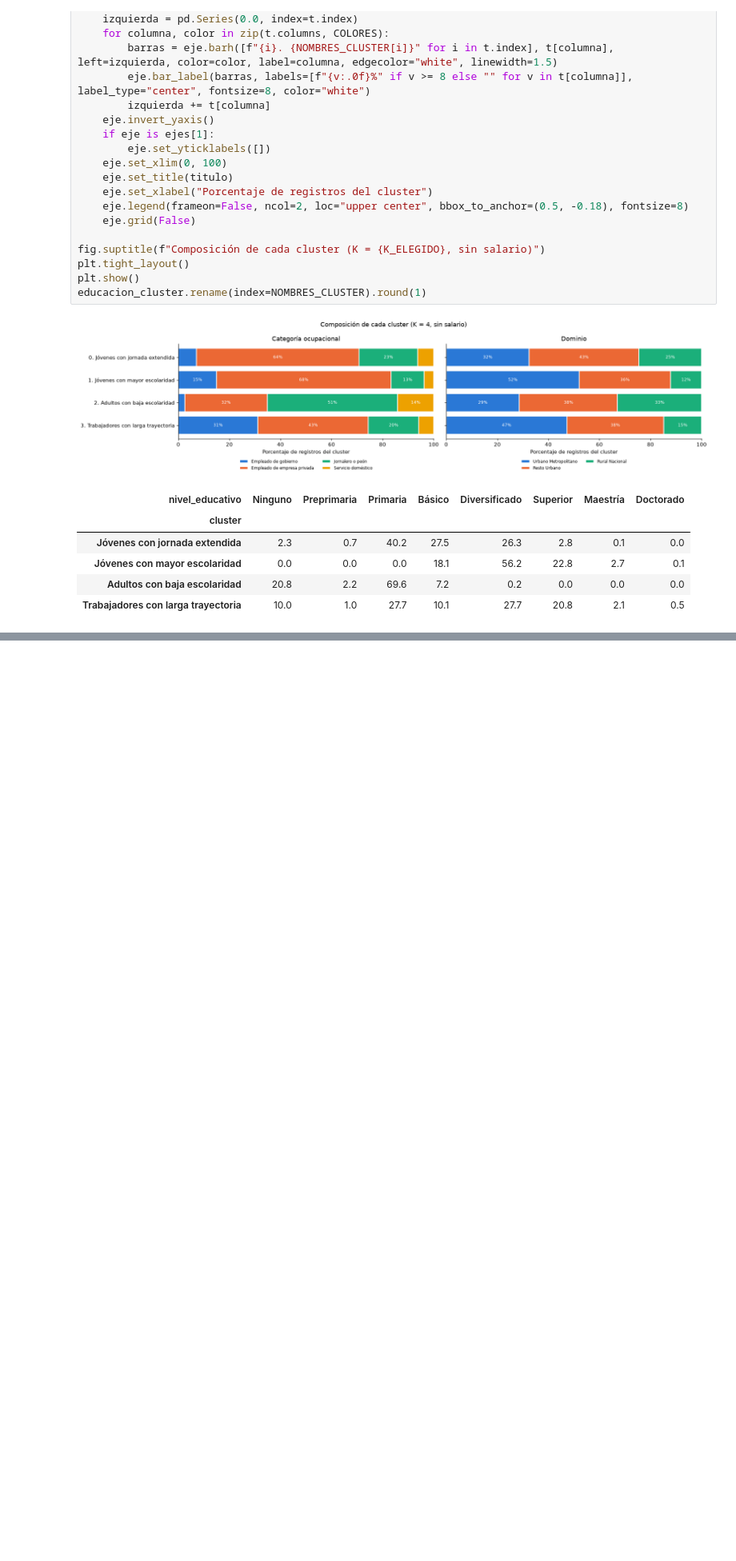
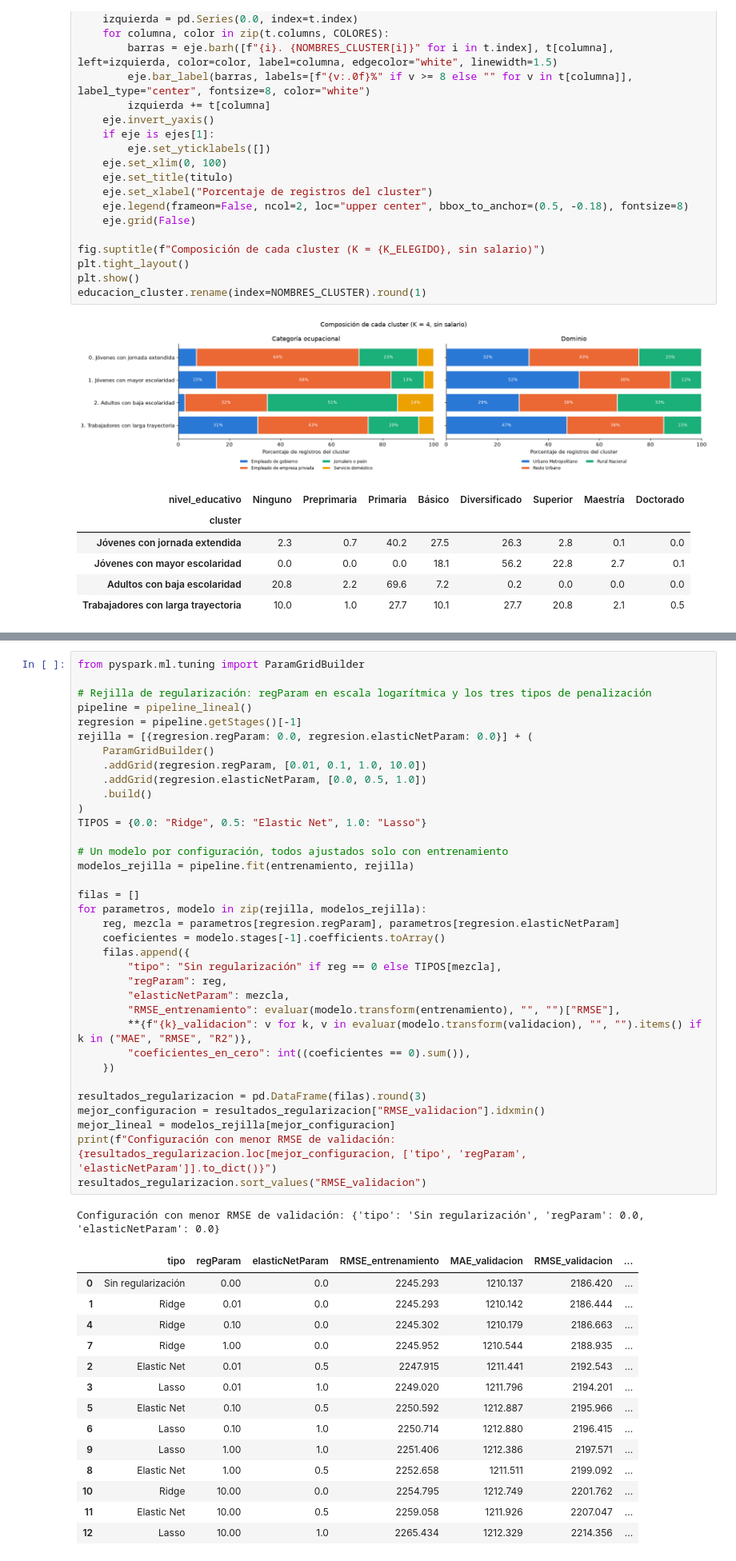
Before and after one commit to Bamo0507/Laboratorio_7_Intro_Spark, a Jupyter notebook: notebooks/lab7_spark_mllib.ipynb, the cells around one changed output, grey strips where cells are left out. Shown at 80% size. Drawn from its saved outputs; the diff is of its cells as text; blank space fills up the shorter version.

Commit message:
feat: linear regression pipeline

```diff
--- a/notebooks/lab7_spark_mllib.ipynb
+++ b/notebooks/lab7_spark_mllib.ipynb
@@ -946,0 +1050,51 @@ educacion_cluster.rename(index=NOMBRES_CLUSTER).round(1)
+# %%
+from pyspark.ml.tuning import ParamGridBuilder
+
+# Rejilla de regularización: regParam en escala logarítmica y los tres tipos de penalización
+pipeline = pipeline_lineal()
+regresion = pipeline.getStages()[-1]
+rejilla = [{regresion.regParam: 0.0, regresion.elasticNetParam: 0.0}] + (
+    ParamGridBuilder()
+    .addGrid(regresion.regParam, [0.01, 0.1, 1.0, 10.0])
+    .addGrid(regresion.elasticNetParam, [0.0, 0.5, 1.0])
+    .build()
+)
+TIPOS = {0.0: "Ridge", 0.5: "Elastic Net", 1.0: "Lasso"}
+
+# Un modelo por configuración, todos ajustados solo con entrenamiento
+modelos_rejilla = pipeline.fit(entrenamiento, rejilla)
+
+filas = []
+for parametros, modelo in zip(rejilla, modelos_rejilla):
+    reg, mezcla = parametros[regresion.regParam], parametros[regresion.elasticNetParam]
+    coeficientes = modelo.stages[-1].coefficients.toArray()
+    filas.append({
+        "tipo": "Sin regularización" if reg == 0 else TIPOS[mezcla],
+        "regParam": reg,
+        "elasticNetParam": mezcla,
+        "RMSE_entrenamiento": evaluar(modelo.transform(entrenamiento), "", "")["RMSE"],
+        **{f"{k}_validacion": v for k, v in evaluar(modelo.transform(validacion), "", "").items() if k in ("MAE", "RMSE", "R2")},
+        "coeficientes_en_cero": int((coeficientes == 0).sum()),
+    })
+
+resultados_regularizacion = pd.DataFrame(filas).round(3)
+mejor_configuracion = resultados_regularizacion["RMSE_validacion"].idxmin()
+mejor_lineal = modelos_rejilla[mejor_configuracion]
+print(f"Configuración con menor RMSE de validación: {resultados_regularizacion.loc[mejor_configuracion, ['tipo', 'regParam', 'elasticNetParam']].to_dict()}")
+resultados_regularizacion.sort_values("RMSE_validacion")
+# %% [output]
+Configuración con menor RMSE de validación: {'tipo': 'Sin regularización', 'regParam': 0.0, 'elasticNetParam': 0.0}
+|  | tipo | regParam | elasticNetParam | RMSE_entrenamiento | MAE_validacion | RMSE_validacion | ... |
+| 0 | Sin regularización | 0.00 | 0.0 | 2245.293 | 1210.137 | 2186.420 | ... |
+| 1 | Ridge | 0.01 | 0.0 | 2245.293 | 1210.142 | 2186.444 | ... |
+| 4 | Ridge | 0.10 | 0.0 | 2245.302 | 1210.179 | 2186.663 | ... |
+| 7 | Ridge | 1.00 | 0.0 | 2245.952 | 1210.544 | 2188.935 | ... |
+| 2 | Elastic Net | 0.01 | 0.5 | 2247.915 | 1211.441 | 2192.543 | ... |
+| 3 | Lasso | 0.01 | 1.0 | 2249.020 | 1211.796 | 2194.201 | ... |
+| 5 | Elastic Net | 0.10 | 0.5 | 2250.592 | 1212.887 | 2195.966 | ... |
+| 6 | Lasso | 0.10 | 1.0 | 2250.714 | 1212.880 | 2196.415 | ... |
+| 9 | Lasso | 1.00 | 1.0 | 2251.406 | 1212.386 | 2197.571 | ... |
+| 8 | Elastic Net | 1.00 | 0.5 | 2252.658 | 1211.511 | 2199.092 | ... |
+| 10 | Ridge | 10.00 | 0.0 | 2254.795 | 1212.749 | 2201.762 | ... |
+| 11 | Elastic Net | 10.00 | 0.5 | 2259.058 | 1211.926 | 2207.047 | ... |
+| 12 | Lasso | 10.00 | 1.0 | 2265.434 | 1212.329 | 2214.356 | ... |
```
Also changed, not shown: parts of 10 cells of this notebook.
